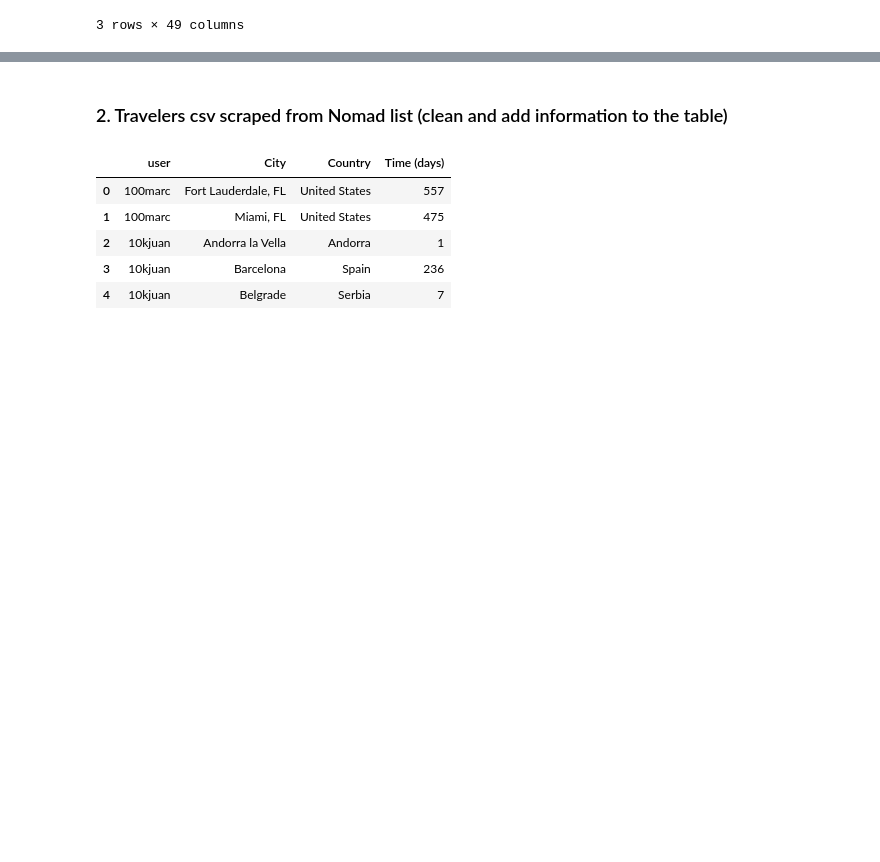
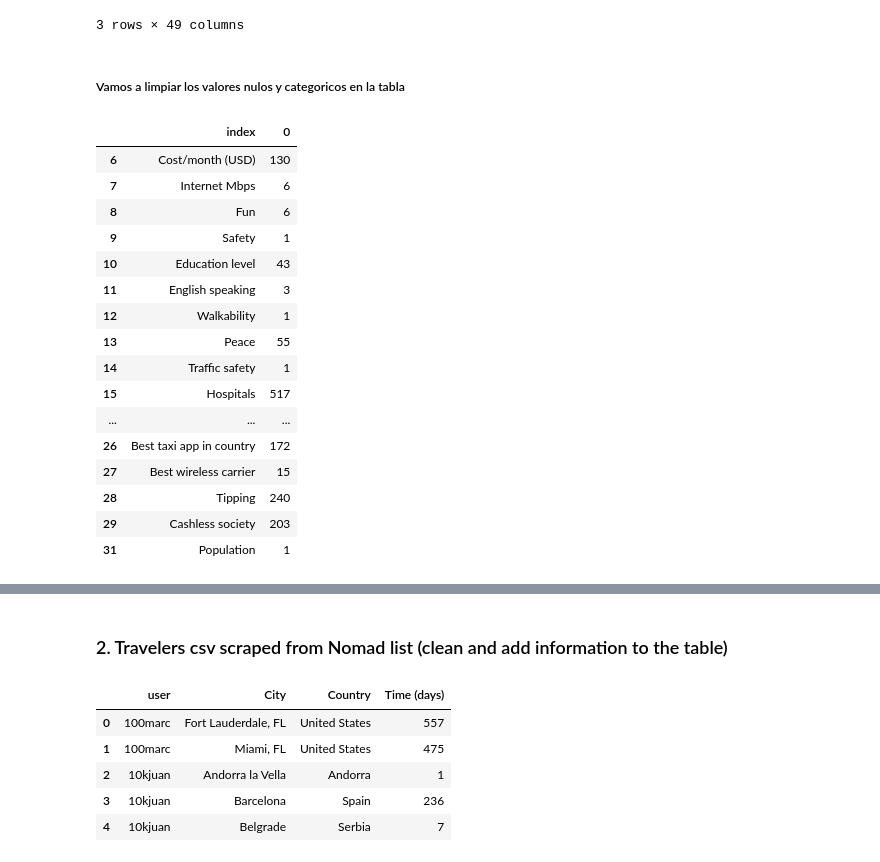
Before and after one commit to smunozan/datamex_082020, a Jupyter notebook: final-project/Code/Data_wrangling.ipynb, the cells around one changed output, grey strips where cells are left out. Drawn from its saved outputs; the diff is of its cells as text; code cells hidden in the pictures; blank space fills up the shorter version.

```diff
--- a/final-project/Code/Data_wrangling.ipynb
+++ b/final-project/Code/Data_wrangling.ipynb
@@ -185,3 +186,43 @@ def closest_by_car(row):
     return {'km':closest_dist,'time':closest_time}
 
 cities["Closest Cities by car"] = cities.apply(lambda x: closest_by_car(x), axis = 1)'''
+# %% [markdown]
+##### Vamos a limpiar los valores nulos y categoricos en la tabla
+# %%
+#vamos a cambiar Safety por valores númericos
+safety_dict = {'Great':5,
+               'Good':4,
+               'Okay':3,
+               'Bad':2,
+               'Very bad':1,
+               '⚠️ Ongoing armed conflict':1}
+
+def encode_safety(x):
+    try:
+        return safety_dict[x]
+    except:
+        return x
+
+cities['Safety'] = cities['Safety'].apply(lambda x: encode_safety(x))
+# %%
+#columnas con valores nulos antes de limpieza
+nans_df = cities.isna().sum().reset_index()
+nans_df[nans_df[0]>0]
+# %% [output]
+|  | index | 0 |
+| 6 | Cost/month (USD) | 130 |
+| 7 | Internet Mbps | 6 |
+| 8 | Fun | 6 |
+| 9 | Safety | 1 |
+| 10 | Education level | 43 |
+| 11 | English speaking | 3 |
+| 12 | Walkability | 1 |
+| 13 | Peace | 55 |
+| 14 | Traffic safety | 1 |
+| 15 | Hospitals | 517 |
+| ... | ... | ... |
+| 26 | Best taxi app in country | 172 |
+| 27 | Best wireless carrier | 15 |
+| 28 | Tipping | 240 |
+| 29 | Cashless society | 203 |
+| 31 | Population | 1 |
```
Also changed, not shown: parts of 9 cells of this notebook, 28 other files.
